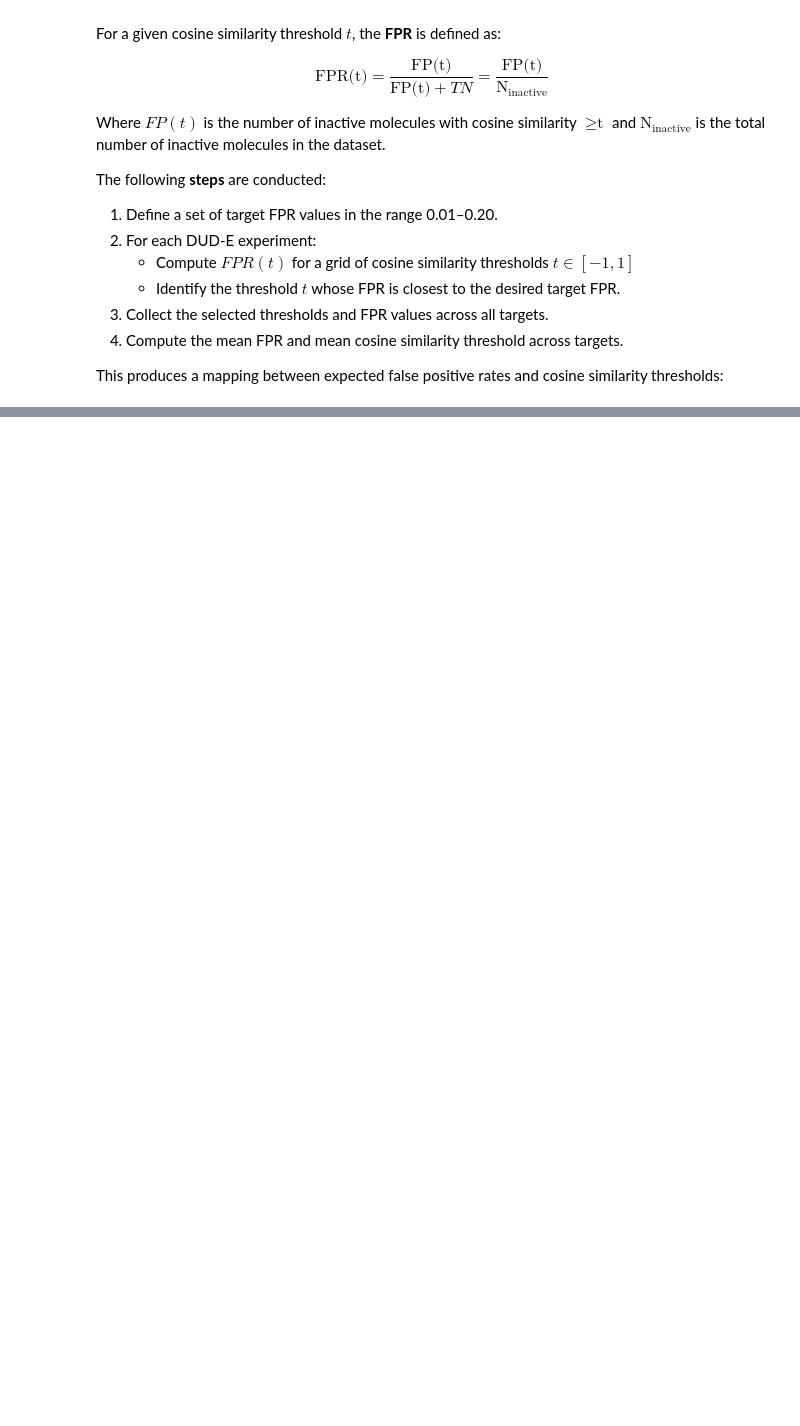
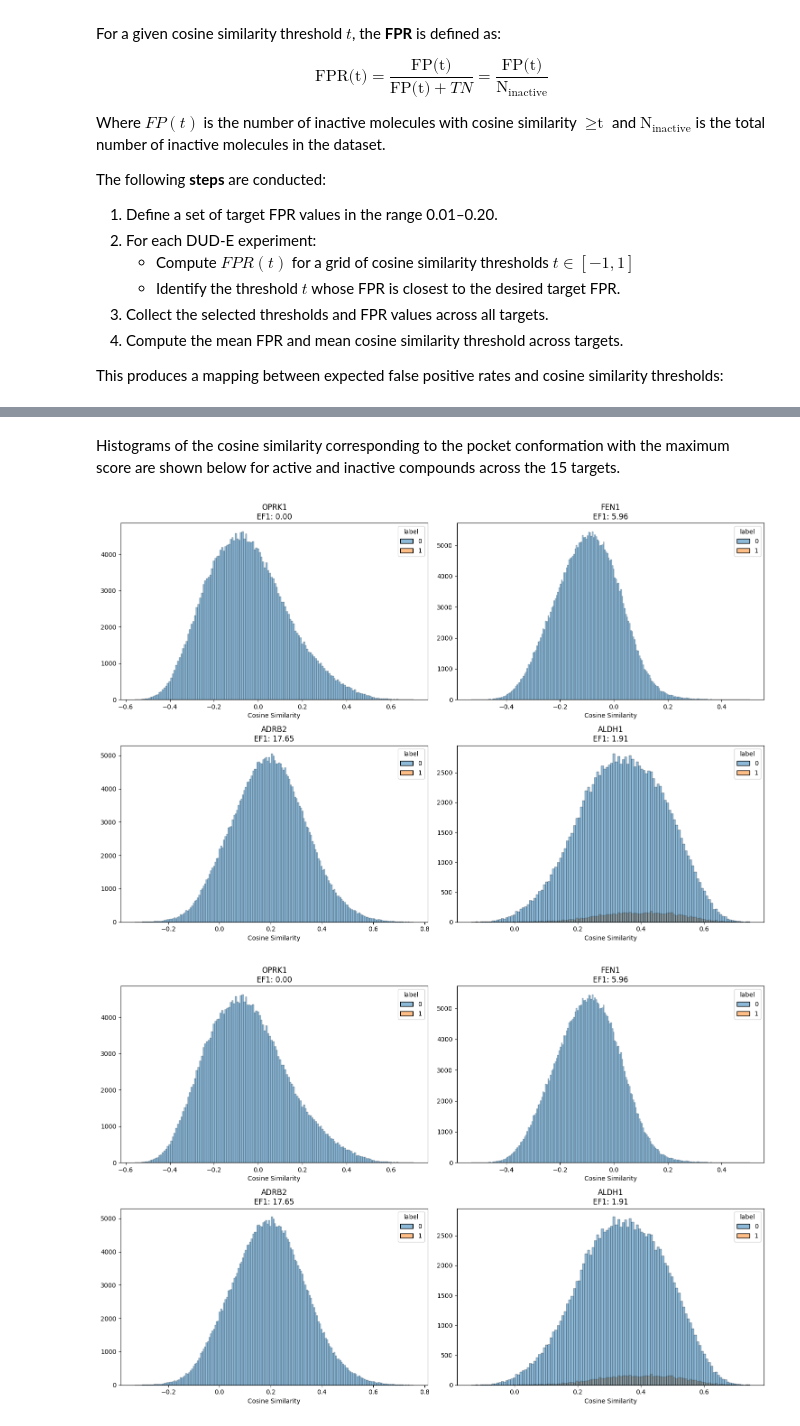
Before and after one commit to m-baralt/TCruzi_pipeline, a Jupyter notebook: threshold_experiments/affinity_threshold.ipynb, the cells around one changed output, grey strips where cells are left out. Drawn from its saved outputs; the diff is of its cells as text; code cells hidden in the pictures; blank space fills up the shorter version.

```diff
--- a/threshold_experiments/affinity_threshold.ipynb
+++ b/threshold_experiments/affinity_threshold.ipynb
@@ -205,0 +307,46 @@ The resulting table provides a practical guideline for choosing DrugCLIP cosine
+# %% [markdown]
+Histograms of the cosine similarity corresponding to the pocket conformation with the maximum score are shown below for active and inactive compounds across the 15 targets.
+# %%
+import os
+import math
+import pandas as pd
+import matplotlib.pyplot as plt
+import seaborn as sns
+import random
+
+files_per_fig = 4
+nrows, ncols = 2, 2
+
+for i in range(0, len(affinity_experiments), files_per_fig):
+
+    fig, axes = plt.subplots(nrows, ncols, figsize=(15, 10))
+    axes = axes.flatten()
+
+    for ax, file in zip(axes, affinity_experiments):
+
+        path_file = os.path.join(
+            "/home/mabarr/TCruzi_pipeline/threshold_experiments/normalizing_litpcba",
+            file
+        )
+
+        data = pd.read_csv(path_file, sep=",")
+        cosine_cols = data.filter(regex="cosine")
+        data["cosine_max"] = cosine_cols.max(axis=1)
+
+        sns.histplot(data=data, x="cosine_max", hue="label", ax=ax)
+
+        ax.set_title(
+            f"{file.replace('.txt','')}\nEF1: {ef1(data):.2f}"
+        )
+        ax.set_xlabel("Cosine Similarity")
+        ax.set_ylabel("")
+
+    # hide empty axes if last figure has fewer plots
+    for ax in axes[len(subset):]:
+        ax.set_visible(False)
+
+    plt.tight_layout()
+    plt.show()
+# %% [output]
+[figure, added]
+[figure, added]
```
Also changed, not shown: parts of 25 cells of this notebook, 2 other files.
